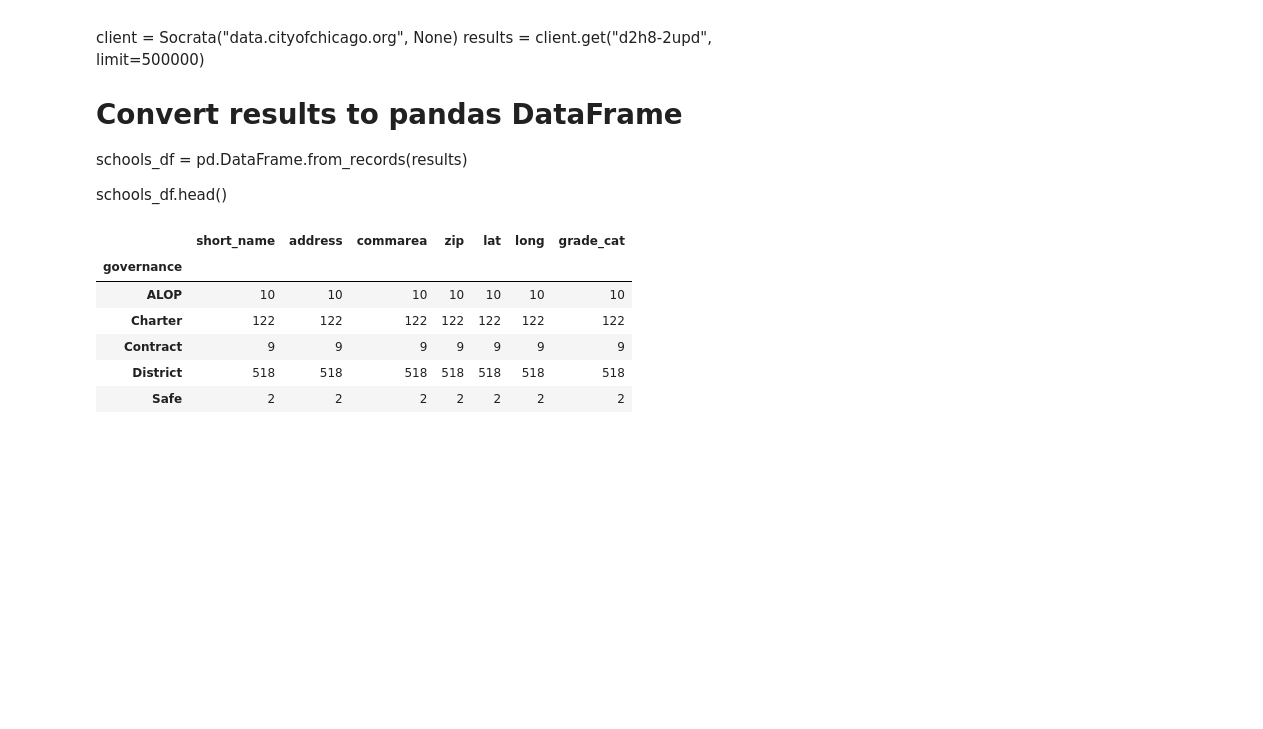
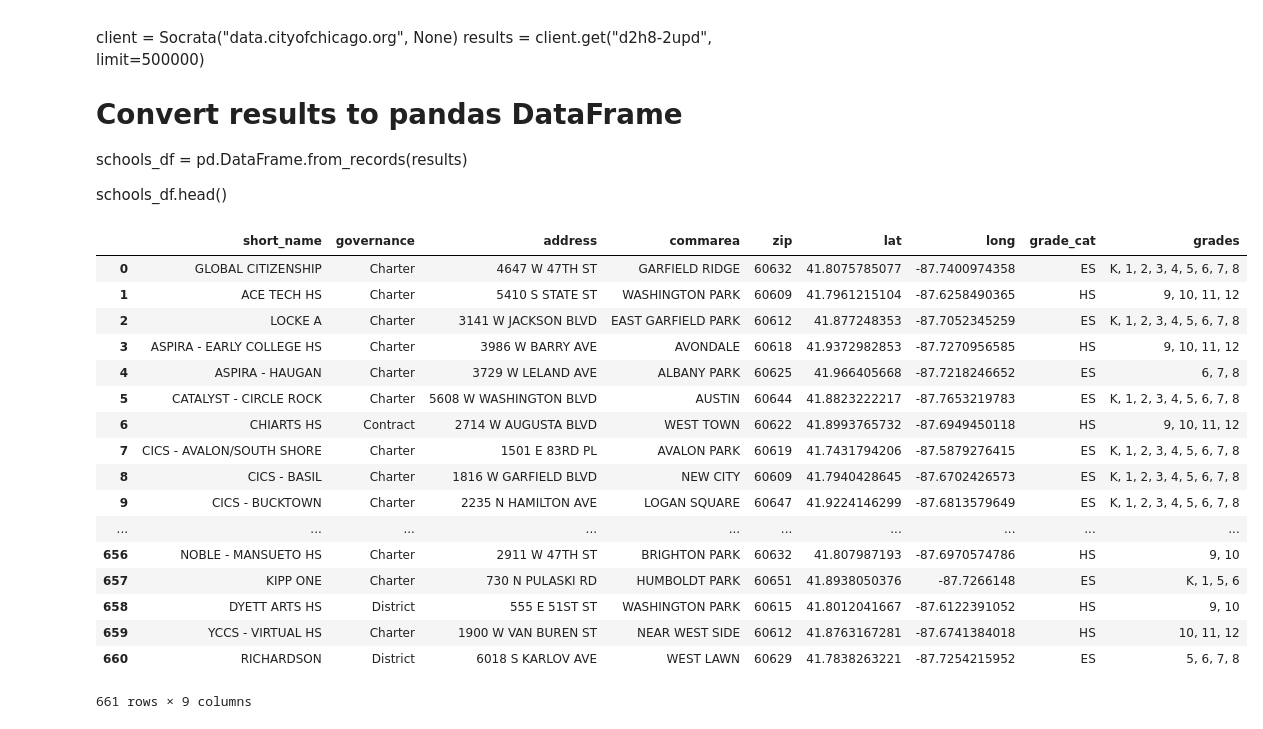
Before and after one commit to david-tabor/project-one, a Jupyter notebook: get-Schools.ipynb, the cells around one changed output. Drawn from its saved outputs; the diff is of its cells as text; code cells hidden in the pictures; blank space fills up the shorter version.

Commit message:
added grades col

```diff
--- a/get-Schools.ipynb
+++ b/get-Schools.ipynb
@@ -32,19 +32,30 @@ schools_df = pd.DataFrame.from_records(results)
 schools_df.head()
 # %%
 # Extract useful rows into 'df' which will be saved to csv after munging
-revDF = results_df[['short_name', 'governance', 'address', 'commarea', 'zip', 'lat', 'long',
-                    'grade_cat']]
+revDF = schools_df[['short_name', 'governance', 'address', 'commarea', 'zip', 'lat', 'long',
+                    'grade_cat', 'grades']]
 
-revDFgrouped = revDF.groupby('governance').count()
+#revDFgrouped = revDF.groupby('governance').count()
 revDFgrouped
 # %% [output]
-|  | short_name | address | commarea | zip | lat | long | grade_cat |
-| governance |  |  |  |  |  |  |  |
-| ALOP | 10 | 10 | 10 | 10 | 10 | 10 | 10 |
-| Charter | 122 | 122 | 122 | 122 | 122 | 122 | 122 |
-| Contract | 9 | 9 | 9 | 9 | 9 | 9 | 9 |
-| District | 518 | 518 | 518 | 518 | 518 | 518 | 518 |
-| Safe | 2 | 2 | 2 | 2 | 2 | 2 | 2 |
+|  | short_name | governance | address | commarea | zip | lat | long | grade_cat | grades |
+| 0 | GLOBAL CITIZENSHIP | Charter | 4647 W 47TH ST | GARFIELD RIDGE | 60632 | 41.8075785077 | -87.7400974358 | ES | K, 1, 2, 3, 4, 5, 6, 7, 8 |
+| 1 | ACE TECH HS | Charter | 5410 S STATE ST | WASHINGTON PARK | 60609 | 41.7961215104 | -87.6258490365 | HS | 9, 10, 11, 12 |
+| 2 | LOCKE A | Charter | 3141 W JACKSON BLVD | EAST GARFIELD PARK | 60612 | 41.877248353 | -87.7052345259 | ES | K, 1, 2, 3, 4, 5, 6, 7, 8 |
+| 3 | ASPIRA - EARLY COLLEGE HS | Charter | 3986 W BARRY AVE | AVONDALE | 60618 | 41.9372982853 | -87.7270956585 | HS | 9, 10, 11, 12 |
+| 4 | ASPIRA - HAUGAN | Charter | 3729 W LELAND AVE | ALBANY PARK | 60625 | 41.966405668 | -87.7218246652 | ES | 6, 7, 8 |
+| 5 | CATALYST - CIRCLE ROCK | Charter | 5608 W WASHINGTON BLVD | AUSTIN | 60644 | 41.8823222217 | -87.7653219783 | ES | K, 1, 2, 3, 4, 5, 6, 7, 8 |
+| 6 | CHIARTS HS | Contract | 2714 W AUGUSTA BLVD | WEST TOWN | 60622 | 41.8993765732 | -87.6949450118 | HS | 9, 10, 11, 12 |
+| 7 | CICS - AVALON/SOUTH SHORE | Charter | 1501 E 83RD PL | AVALON PARK | 60619 | 41.7431794206 | -87.5879276415 | ES | K, 1, 2, 3, 4, 5, 6, 7, 8 |
+| 8 | CICS - BASIL | Charter | 1816 W GARFIELD BLVD | NEW CITY | 60609 | 41.7940428645 | -87.6702426573 | ES | K, 1, 2, 3, 4, 5, 6, 7, 8 |
+| 9 | CICS - BUCKTOWN | Charter | 2235 N HAMILTON AVE | LOGAN SQUARE | 60647 | 41.9224146299 | -87.6813579649 | ES | K, 1, 2, 3, 4, 5, 6, 7, 8 |
+| ... | ... | ... | ... | ... | ... | ... | ... | ... | ... |
+| 656 | NOBLE - MANSUETO HS | Charter | 2911 W 47TH ST | BRIGHTON PARK | 60632 | 41.807987193 | -87.6970574786 | HS | 9, 10 |
+| 657 | KIPP ONE | Charter | 730 N PULASKI RD | HUMBOLDT PARK | 60651 | 41.8938050376 | -87.7266148 | ES | K, 1, 5, 6 |
+| 658 | DYETT ARTS HS | District | 555 E 51ST ST | WASHINGTON PARK | 60615 | 41.8012041667 | -87.6122391052 | HS | 9, 10 |
+| 659 | YCCS - VIRTUAL HS | Charter | 1900 W VAN BUREN ST | NEAR WEST SIDE | 60612 | 41.8763167281 | -87.6741384018 | HS | 10, 11, 12 |
+| 660 | RICHARDSON | District | 6018 S KARLOV AVE | WEST LAWN | 60629 | 41.7838263221 | -87.7254215952 | ES | 5, 6, 7, 8 |
+661 rows × 9 columns
 # %%
 #Save output to csv
 revDF.to_csv('schools.csv', index=False)
```
